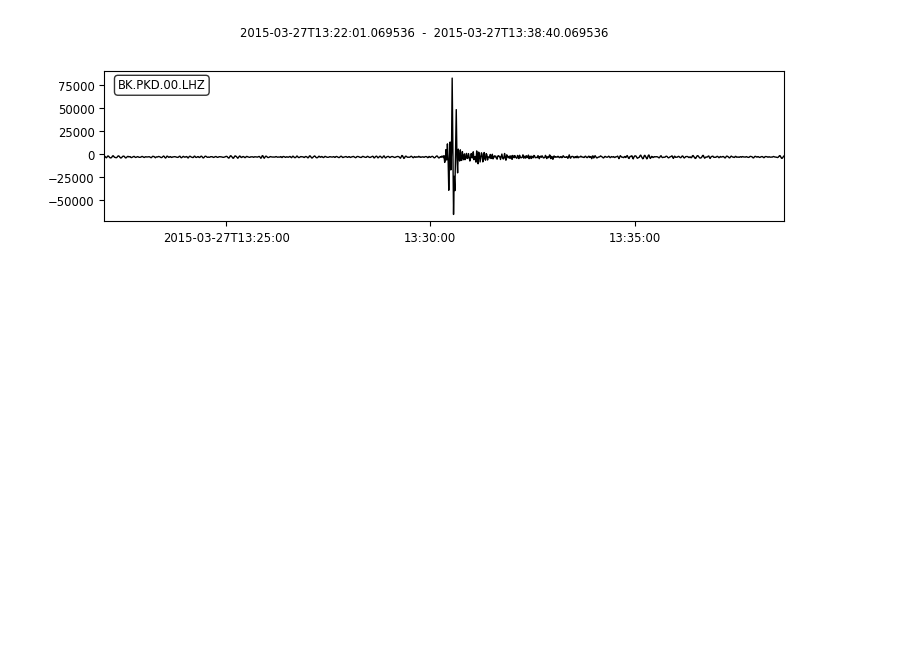
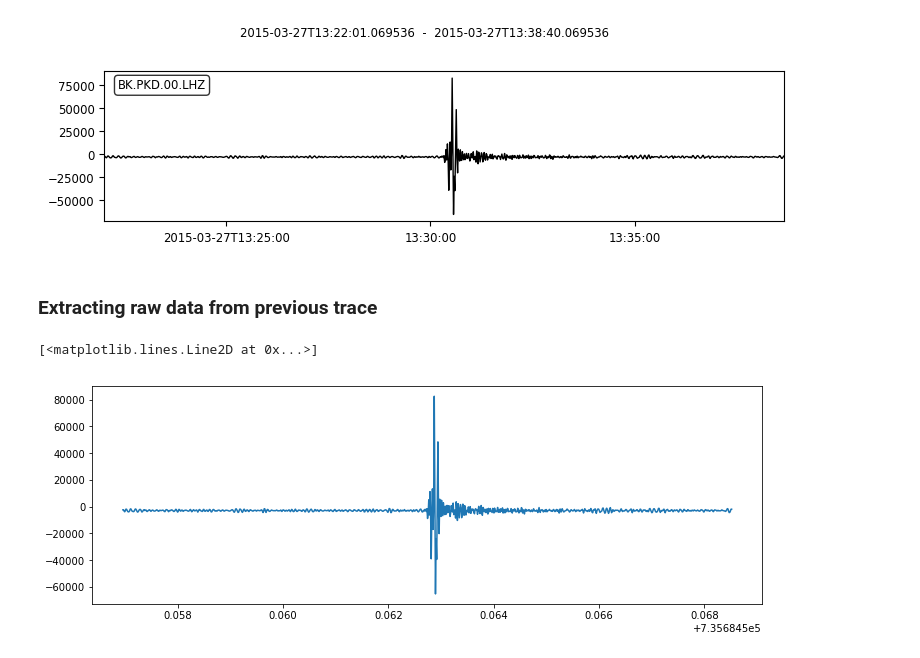
Before and after one commit to MosGeo/TerraeMotus, a Jupyter notebook: Prototype.ipynb, the cells around one changed output. Drawn from its saved outputs; the diff is of its cells as text; code cells hidden in the pictures; blank space fills up the shorter version.

Commit message:
added cell plotting raw data

```diff
--- a/Prototype.ipynb
+++ b/Prototype.ipynb
@@ -61,3 +62,14 @@ for i in range(0, 3):
 [figure]
 [figure]
 [figure]
+# %% [markdown]
+### Extracting raw data from previous trace
+# %%
+st = st.pop()
+x = st.times('matplotlib')
+y = st.data
+fig = plt.figure(figsize=(12, 4))
+plt.plot(x, y, '-')
+# %% [output]
+[<matplotlib.lines.Line2D at 0x...>]
+[figure, added]
```
Also changed, not shown: parts of 2 cells of this notebook.
